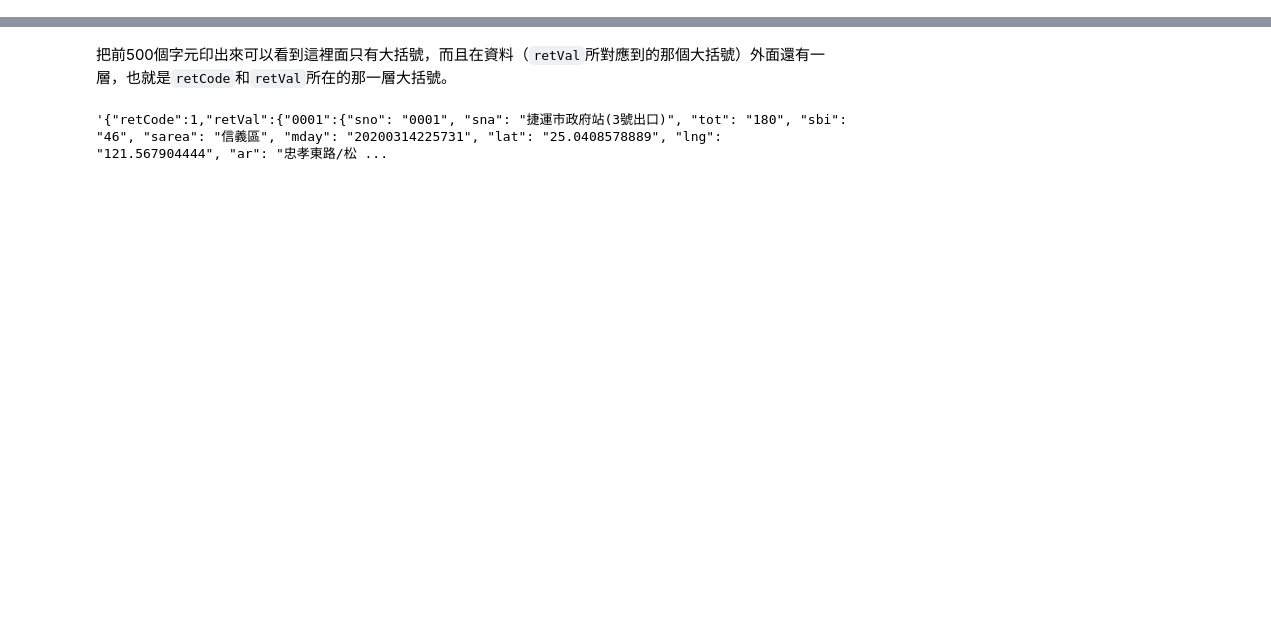
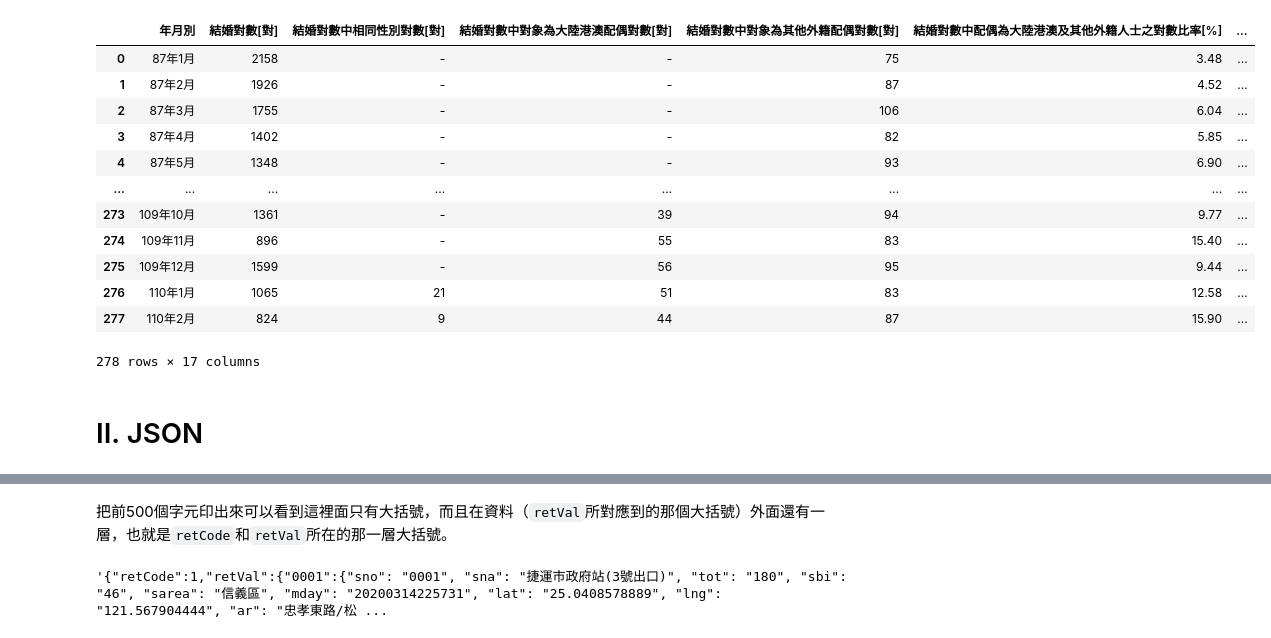
Before and after one commit to p4css/PSS, a Jupyter notebook: P05_read_csv_json.ipynb, the cells around one changed output, grey strips where cells are left out. Cells and saved outputs as stored; diff of their text form; code cells hidden in the pictures; blank space fills up the shorter version.

```diff
--- a/P05_read_csv_json.ipynb
+++ b/P05_read_csv_json.ipynb
@@ -188,0 +148,21 @@ with open('sample.json', 'w') as fout:
+# %%
+import pandas as pd
+url = 'https://data.taipei/api/getDatasetInfo/downloadResource?id=bc83f1a0-2192-4e06-acc2-4d2a0bc9121b&rid=d4ce96ce-a463-40dc-95b2-0c88d81a5427'
+df = pd.read_csv(url, error_bad_lines=False, encoding='big5')
+df
+# %% [output]
+|  | 年月別 | 結婚對數[對] | 結婚對數中相同性別對數[對] | 結婚對數中對象為大陸港澳配偶對數[對] | 結婚對數中對象為其他外籍配偶對數[對] | 結婚對數中配偶為大陸港澳及其他外籍人士之對數比率[%] | ... |
+| 0 | 87年1月 | 2158 | - | - | 75 | 3.48 | ... |
+| 1 | 87年2月 | 1926 | - | - | 87 | 4.52 | ... |
+| 2 | 87年3月 | 1755 | - | - | 106 | 6.04 | ... |
+| 3 | 87年4月 | 1402 | - | - | 82 | 5.85 | ... |
+| 4 | 87年5月 | 1348 | - | - | 93 | 6.90 | ... |
+| ... | ... | ... | ... | ... | ... | ... | ... |
+| 273 | 109年10月 | 1361 | - | 39 | 94 | 9.77 | ... |
+| 274 | 109年11月 | 896 | - | 55 | 83 | 15.40 | ... |
+| 275 | 109年12月 | 1599 | - | 56 | 95 | 9.44 | ... |
+| 276 | 110年1月 | 1065 | 21 | 51 | 83 | 12.58 | ... |
+| 277 | 110年2月 | 824 | 9 | 44 | 87 | 15.90 | ... |
+278 rows × 17 columns
+# %% [markdown]
+# II. JSON
```
Also changed, not shown: parts of 58 cells of this notebook, 15 other files.
